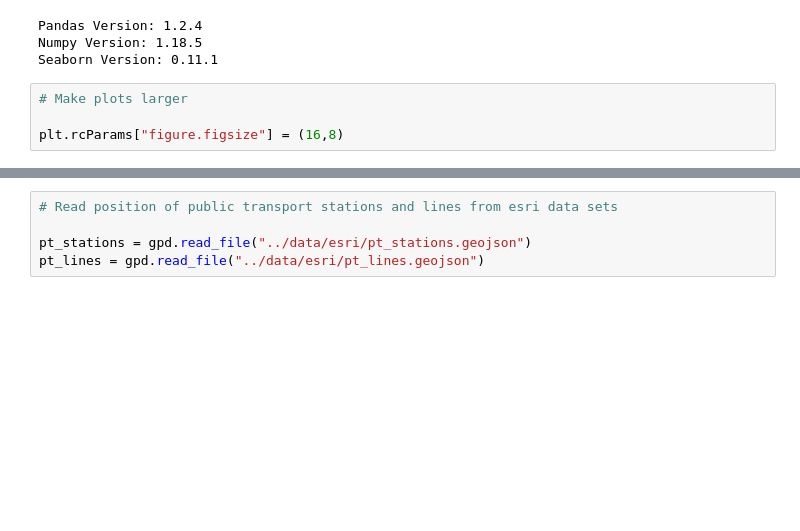
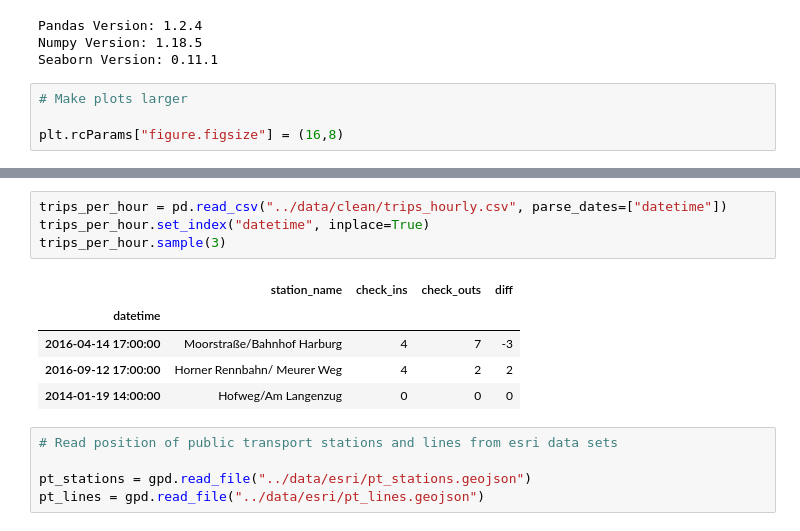
Before and after one commit to dorotheelaugwitz/master-thesis, a Jupyter notebook: analysis_stations.ipynb, the cells around one changed output, grey strips where cells are left out. Cells and saved outputs as stored; diff of their text form; blank space fills up the shorter version.

```diff
--- a/analysis_stations.ipynb
+++ b/analysis_stations.ipynb
@@ -39,3 +39,13 @@ stations.sample(3)
+# %%
+trips_per_hour = pd.read_csv("../data/clean/trips_hourly.csv", parse_dates=["datetime"])
+trips_per_hour.set_index("datetime", inplace=True)
+trips_per_hour.sample(3)
+# %% [output]
+|  | station_name | check_ins | check_outs | diff |
+| datetime |  |  |  |  |
+| 2016-04-14 17:00:00 | Moorstraße/Bahnhof Harburg | 4 | 7 | -3 |
+| 2016-09-12 17:00:00 | Horner Rennbahn/ Meurer Weg | 4 | 2 | 2 |
+| 2014-01-19 14:00:00 | Hofweg/Am Langenzug | 0 | 0 | 0 |
 # %%
 # Read position of public transport stations and lines from esri data sets
 
```
Also changed, not shown: parts of 18 cells of this notebook, 12 other files.
